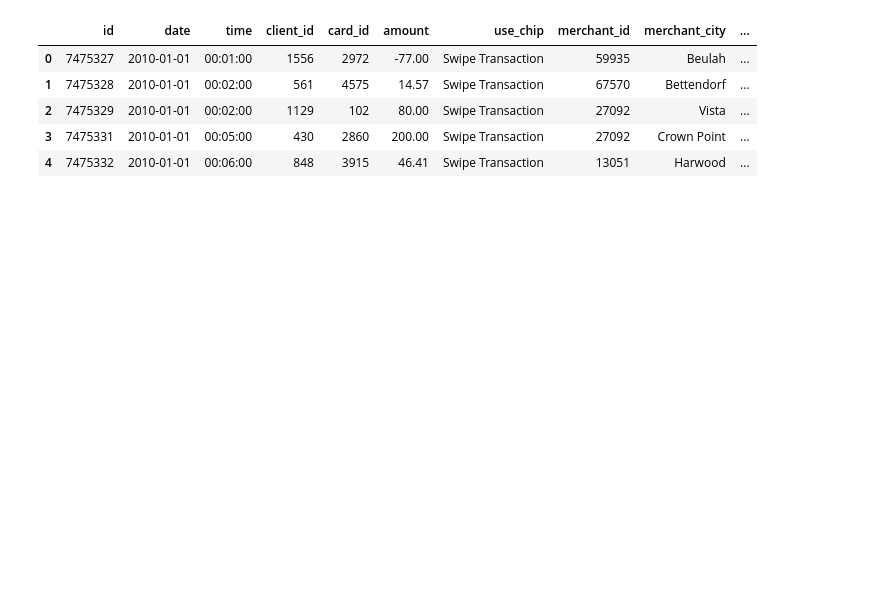
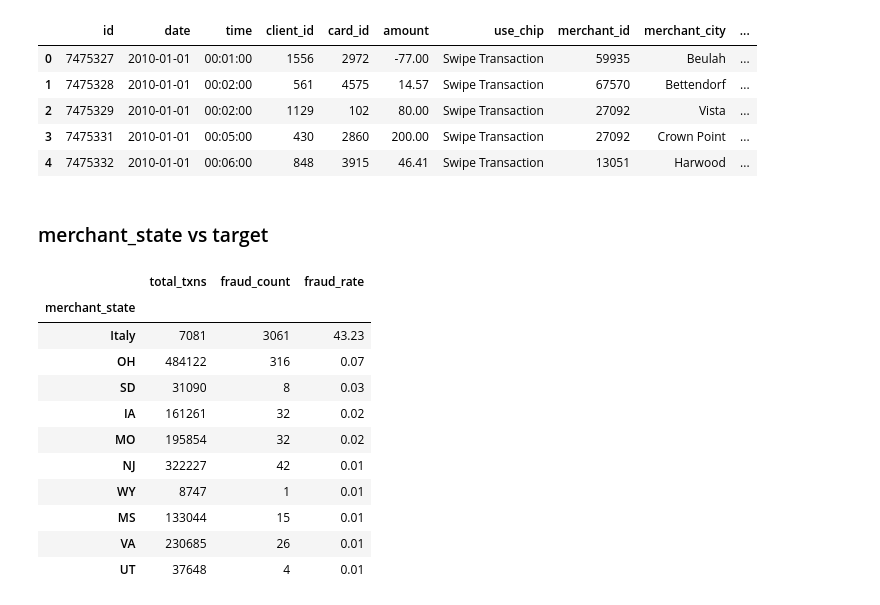
Before and after one commit to ShlokBagwe/FinGuard, a Jupyter notebook: EDA.ipynb, the cells around one changed output. Saved outputs shown, nothing was run; the diff lists cells and outputs as text; code cells hidden in the pictures; blank space fills up the shorter version.

```diff
--- a/EDA.ipynb
+++ b/EDA.ipynb
@@ -532,3 +547,39 @@ master_df.head()
 | 2 | 7475329 | 2010-01-01 | 00:02:00 | 1129 | 102 | 80.00 | Swipe Transaction | 27092 | Vista | ... |
 | 3 | 7475331 | 2010-01-01 | 00:05:00 | 430 | 2860 | 200.00 | Swipe Transaction | 27092 | Crown Point | ... |
 | 4 | 7475332 | 2010-01-01 | 00:06:00 | 848 | 3915 | 46.41 | Swipe Transaction | 13051 | Harwood | ... |
+# %% [markdown]
+### merchant_state vs target
+# %%
+state_stats = (
+    master_df.groupby('merchant_state')
+    .agg(
+        total_txns = ('target', 'size'),
+        fraud_count=('target', lambda x: (x=='Yes').sum())
+    )
+)
+
+state_stats['fraud_rate'] = (
+    state_stats['fraud_count']
+    / state_stats['total_txns']
+    * 100
+)
+
+state_stats[
+    state_stats['total_txns'] > 5000
+].sort_values(
+    'fraud_rate',
+    ascending=False
+).head(10)
+# %% [output]
+|  | total_txns | fraud_count | fraud_rate |
+| merchant_state |  |  |  |
+| Italy | 7081 | 3061 | 43.23 |
+| OH | 484122 | 316 | 0.07 |
+| SD | 31090 | 8 | 0.03 |
+| IA | 161261 | 32 | 0.02 |
+| MO | 195854 | 32 | 0.02 |
+| NJ | 322227 | 42 | 0.01 |
+| WY | 8747 | 1 | 0.01 |
+| MS | 133044 | 15 | 0.01 |
+| VA | 230685 | 26 | 0.01 |
+| UT | 37648 | 4 | 0.01 |
```
Also changed, not shown: parts of 11 cells of this notebook.
